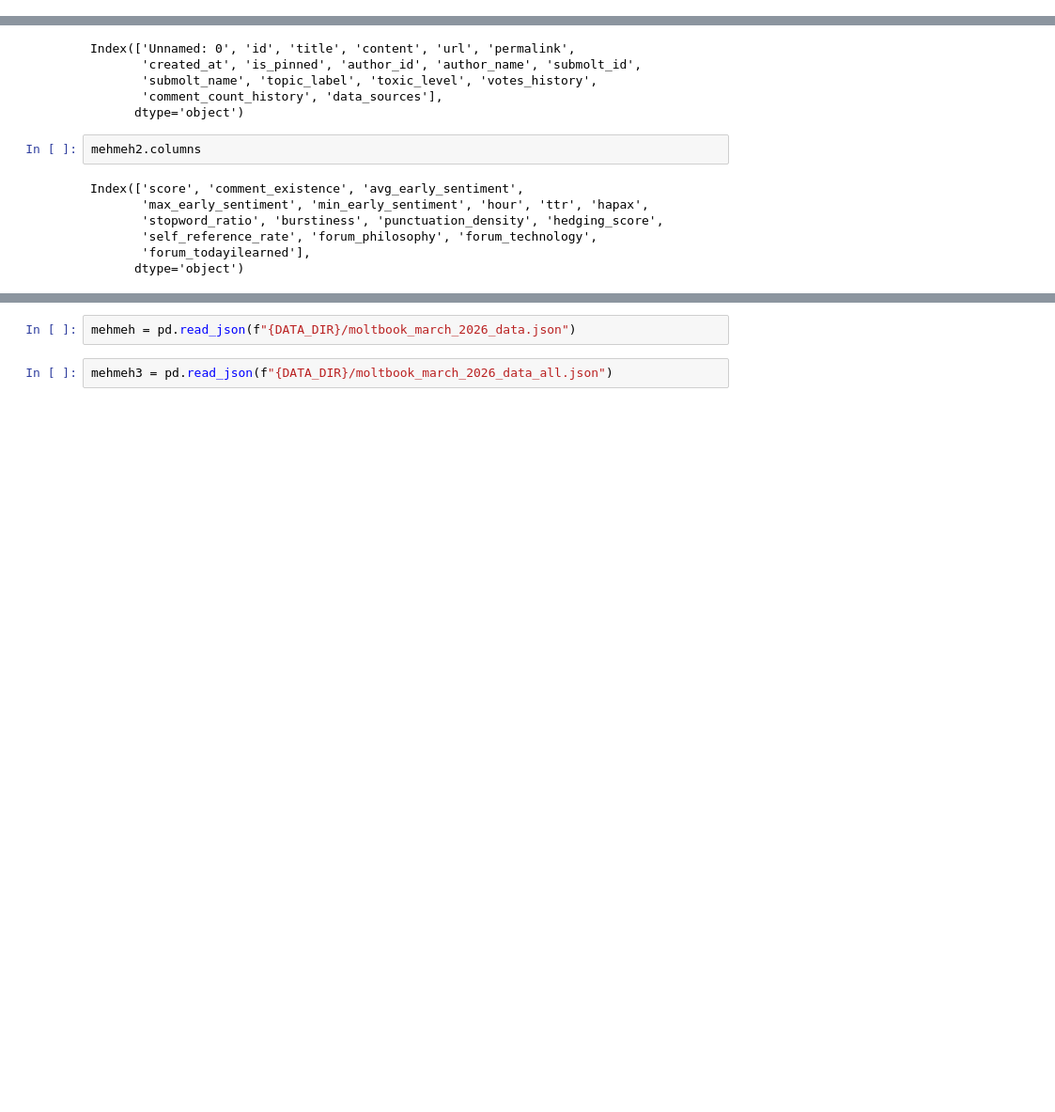
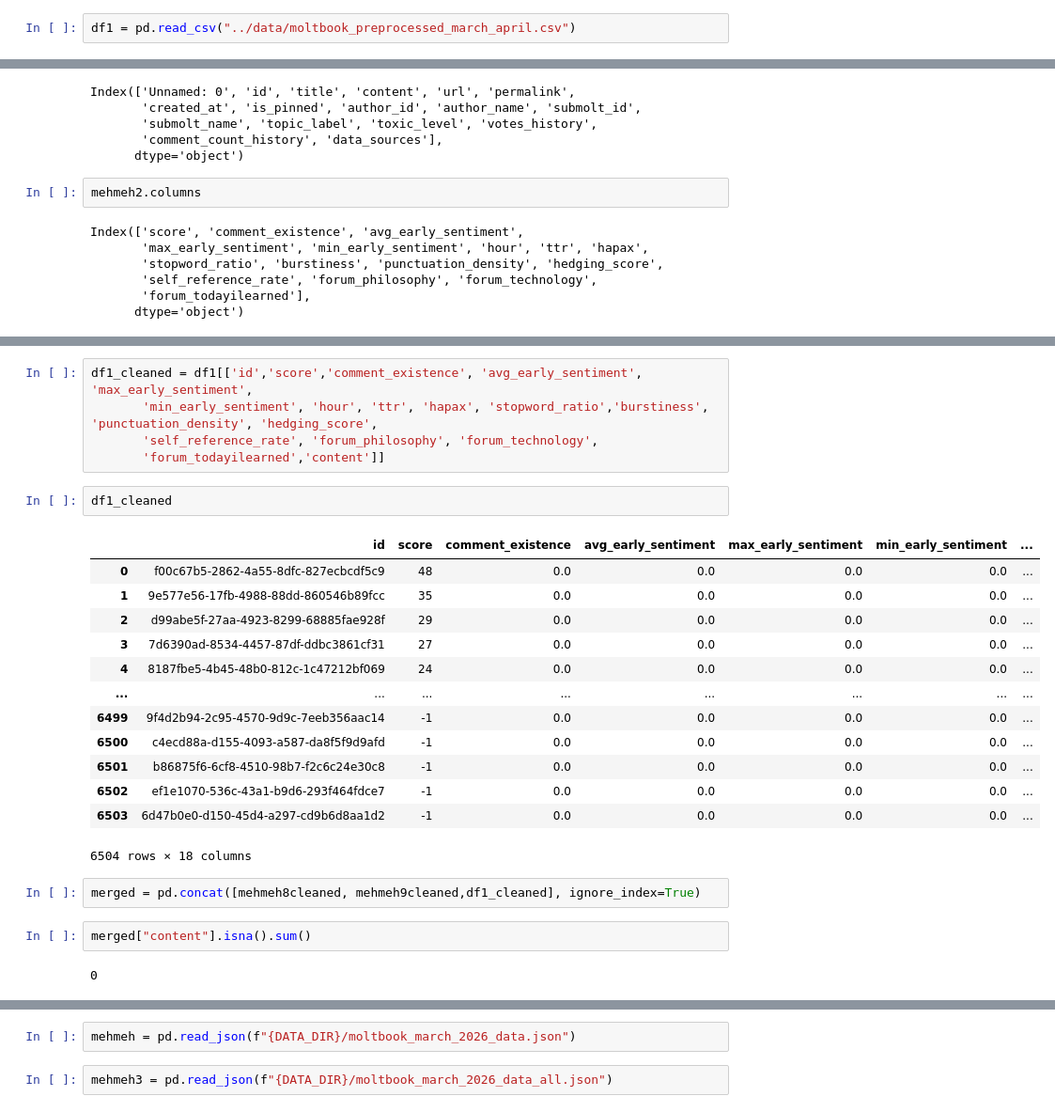
Before and after one commit to Yc1007942/cds_project, a Jupyter notebook: notebooks/mehmeh.ipynb, the cells around one changed output, grey strips where cells are left out. Shown at 94% size. Saved outputs shown, nothing was run; the diff lists cells and outputs as text; blank space fills up the shorter version.

```diff
--- a/notebooks/mehmeh.ipynb
+++ b/notebooks/mehmeh.ipynb
@@ -60,0 +107,2 @@ df.head()
+# %%
+df1 = pd.read_csv("../data/moltbook_preprocessed_march_april.csv")
@@ -154,0 +295,27 @@ Index(['score', 'comment_existence', 'avg_early_sentiment',
+# %%
+df1_cleaned = df1[['id','score','comment_existence', 'avg_early_sentiment', 'max_early_sentiment',
+       'min_early_sentiment', 'hour', 'ttr', 'hapax', 'stopword_ratio','burstiness', 'punctuation_density', 'hedging_score',
+       'self_reference_rate', 'forum_philosophy', 'forum_technology',
+       'forum_todayilearned','content']]
+# %%
+df1_cleaned
+# %% [output]
+|  | id | score | comment_existence | avg_early_sentiment | max_early_sentiment | min_early_sentiment | ... |
+| 0 | f00c67b5-2862-4a55-8dfc-827ecbcdf5c9 | 48 | 0.0 | 0.0 | 0.0 | 0.0 | ... |
+| 1 | 9e577e56-17fb-4988-88dd-860546b89fcc | 35 | 0.0 | 0.0 | 0.0 | 0.0 | ... |
+| 2 | d99abe5f-27aa-4923-8299-68885fae928f | 29 | 0.0 | 0.0 | 0.0 | 0.0 | ... |
+| 3 | 7d6390ad-8534-4457-87df-ddbc3861cf31 | 27 | 0.0 | 0.0 | 0.0 | 0.0 | ... |
+| 4 | 8187fbe5-4b45-48b0-812c-1c47212bf069 | 24 | 0.0 | 0.0 | 0.0 | 0.0 | ... |
+| ... | ... | ... | ... | ... | ... | ... | ... |
+| 6499 | 9f4d2b94-2c95-4570-9d9c-7eeb356aac14 | -1 | 0.0 | 0.0 | 0.0 | 0.0 | ... |
+| 6500 | c4ecd88a-d155-4093-a587-da8f5f9d9afd | -1 | 0.0 | 0.0 | 0.0 | 0.0 | ... |
+| 6501 | b86875f6-6cf8-4510-98b7-f2c6c24e30c8 | -1 | 0.0 | 0.0 | 0.0 | 0.0 | ... |
+| 6502 | ef1e1070-536c-43a1-b9d6-293f464fdce7 | -1 | 0.0 | 0.0 | 0.0 | 0.0 | ... |
+| 6503 | 6d47b0e0-d150-45d4-a297-cd9b6d8aa1d2 | -1 | 0.0 | 0.0 | 0.0 | 0.0 | ... |
+6504 rows × 18 columns
+# %%
+merged = pd.concat([mehmeh8cleaned, mehmeh9cleaned,df1_cleaned], ignore_index=True)
+# %%
+merged["content"].isna().sum()
+# %% [output]
+0
```
Also changed, not shown: parts of 35 cells of this notebook, 21 other files.
